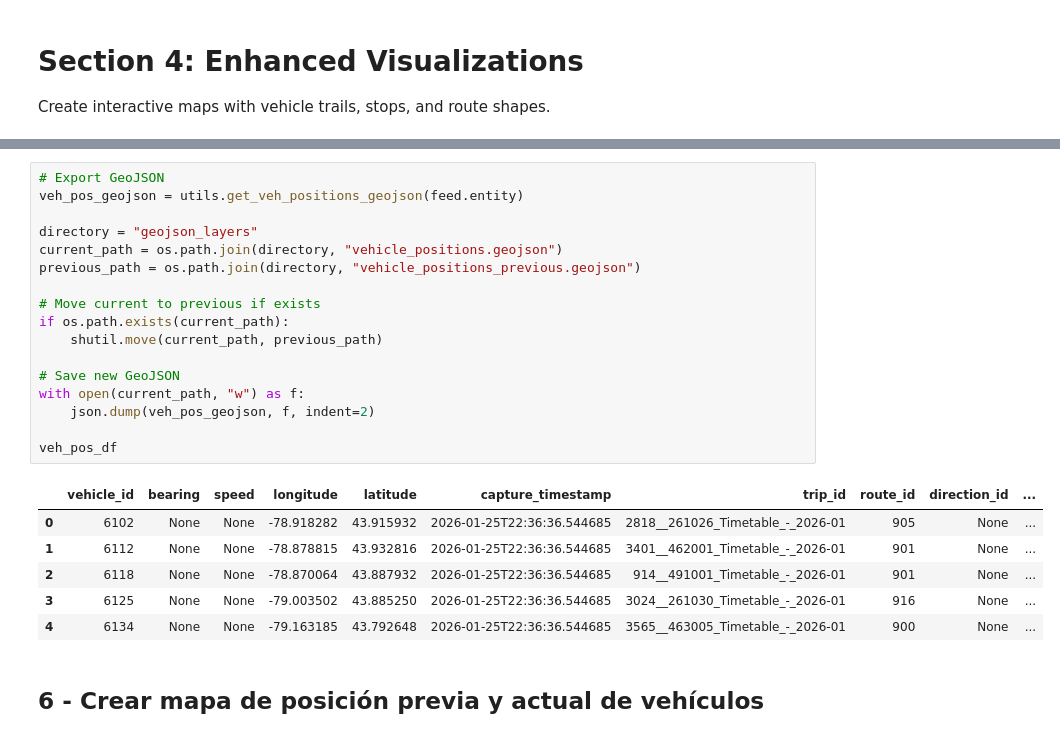
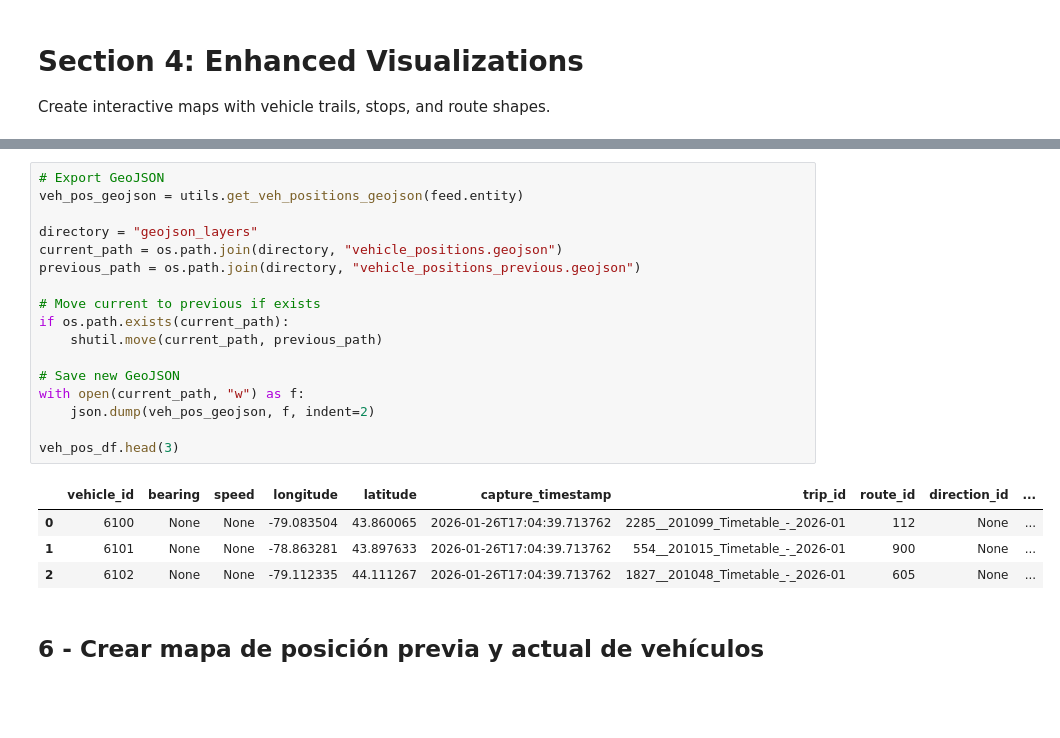
Before and after one commit to stefyperezg/smart-cities-tools, a Jupyter notebook: Transit/get_gtfs_data.ipynb, the cells around one changed output, grey strips where cells are left out. Cells and saved outputs as stored; diff of their text form; blank space fills up the shorter version.

```diff
--- a/Transit/get_gtfs_data.ipynb
+++ b/Transit/get_gtfs_data.ipynb
@@ -260,27 +255,25 @@ else:
 # %%
 # Export GeoJSON
 veh_pos_geojson = utils.get_veh_positions_geojson(feed.entity)
 
 directory = "geojson_layers"
 current_path = os.path.join(directory, "vehicle_positions.geojson")
 previous_path = os.path.join(directory, "vehicle_positions_previous.geojson")
 
 # Move current to previous if exists
 if os.path.exists(current_path):
     shutil.move(current_path, previous_path)
 
 # Save new GeoJSON
 with open(current_path, "w") as f:
     json.dump(veh_pos_geojson, f, indent=2)
 
-veh_pos_df
+veh_pos_df.head(3)
 # %% [output]
 |  | vehicle_id | bearing | speed | longitude | latitude | capture_timestamp | trip_id | route_id | direction_id | ... |
-| 0 | 6102 | None | None | -78.918282 | 43.915932 | 2026-01-25T22:36:36.544685 | 2818__261026_Timetable_-_2026-01 | 905 | None | ... |
-| 1 | 6112 | None | None | -78.878815 | 43.932816 | 2026-01-25T22:36:36.544685 | 3401__462001_Timetable_-_2026-01 | 901 | None | ... |
-| 2 | 6118 | None | None | -78.870064 | 43.887932 | 2026-01-25T22:36:36.544685 | 914__491001_Timetable_-_2026-01 | 901 | None | ... |
-| 3 | 6125 | None | None | -79.003502 | 43.885250 | 2026-01-25T22:36:36.544685 | 3024__261030_Timetable_-_2026-01 | 916 | None | ... |
-| 4 | 6134 | None | None | -79.163185 | 43.792648 | 2026-01-25T22:36:36.544685 | 3565__463005_Timetable_-_2026-01 | 900 | None | ... |
+| 0 | 6100 | None | None | -79.083504 | 43.860065 | 2026-01-26T17:04:39.713762 | 2285__201099_Timetable_-_2026-01 | 112 | None | ... |
+| 1 | 6101 | None | None | -78.863281 | 43.897633 | 2026-01-26T17:04:39.713762 | 554__201015_Timetable_-_2026-01 | 900 | None | ... |
+| 2 | 6102 | None | None | -79.112335 | 44.111267 | 2026-01-26T17:04:39.713762 | 1827__201048_Timetable_-_2026-01 | 605 | None | ... |
 # %% [markdown]
 ## 6 - Crear mapa de posición previa y actual de vehículos
 # %%
```
Also changed, not shown: parts of 18 cells of this notebook, 5 other files.
